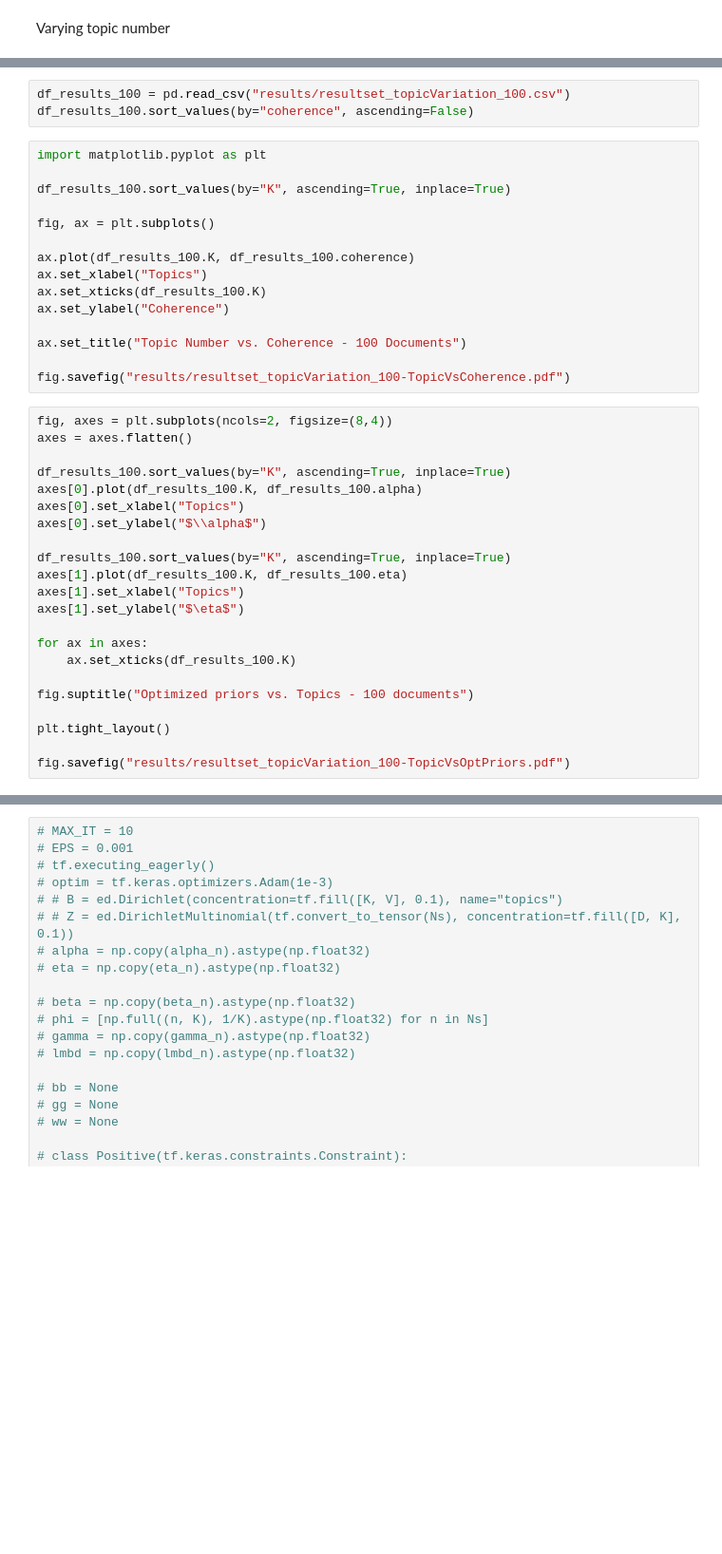
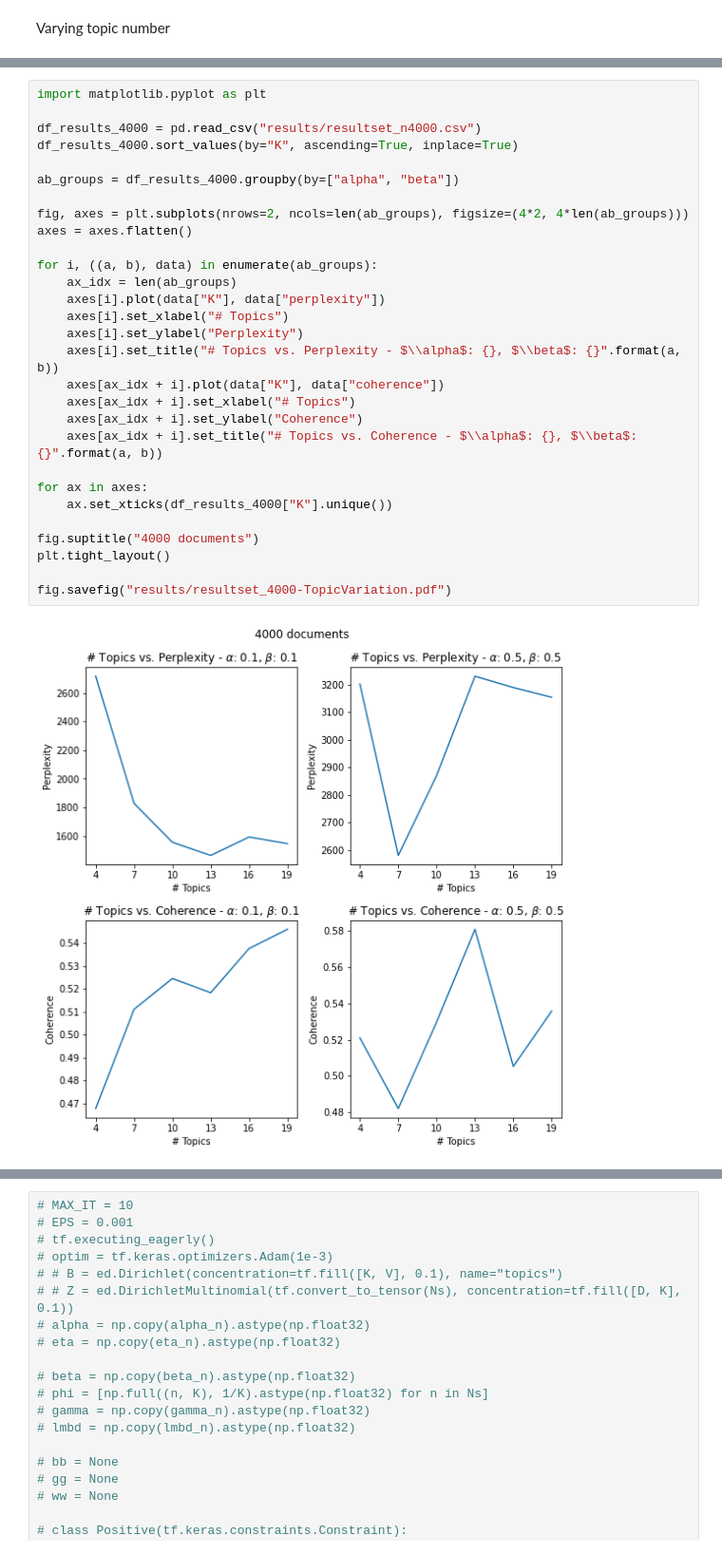
Before and after one commit to denix56/LDA_nips_papers, a Jupyter notebook: lda_gibbs_denys_mod.ipynb, the cells around one changed output, grey strips where cells are left out. Shown: that part at 95% size. Saved outputs shown, nothing was run; the diff lists cells and outputs as text; blank space fills up the shorter version.

Commit message:
Updating results for gibbs sampling lda.

```diff
--- a/lda_gibbs_denys_mod.ipynb
+++ b/lda_gibbs_denys_mod.ipynb
@@ -530,40 +589,31 @@ fig.savefig("results/resultset_topicVariation_50-TopicVsOptPriors.pdf")
-# %%
-df_results_100 = pd.read_csv("results/resultset_topicVariation_100.csv")
-df_results_100.sort_values(by="coherence", ascending=False)
-# %%
-import matplotlib.pyplot as plt
-
-df_results_100.sort_values(by="K", ascending=True, inplace=True)
-
-fig, ax = plt.subplots()
-
-ax.plot(df_results_100.K, df_results_100.coherence)
-ax.set_xlabel("Topics")
-ax.set_xticks(df_results_100.K)
-ax.set_ylabel("Coherence")
-
-ax.set_title("Topic Number vs. Coherence - 100 Documents")
-
-fig.savefig("results/resultset_topicVariation_100-TopicVsCoherence.pdf")
-# %%
-fig, axes = plt.subplots(ncols=2, figsize=(8,4))
-axes = axes.flatten()
-
-df_results_100.sort_values(by="K", ascending=True, inplace=True)
-axes[0].plot(df_results_100.K, df_results_100.alpha)
-axes[0].set_xlabel("Topics")
-axes[0].set_ylabel("$\\alpha$")
-
-df_results_100.sort_values(by="K", ascending=True, inplace=True)
-axes[1].plot(df_results_100.K, df_results_100.eta)
-axes[1].set_xlabel("Topics")
-axes[1].set_ylabel("$\eta$")
-
-for ax in axes:
-    ax.set_xticks(df_results_100.K)
-
-fig.suptitle("Optimized priors vs. Topics - 100 documents")
-
-plt.tight_layout()
-
-fig.savefig("results/resultset_topicVariation_100-TopicVsOptPriors.pdf")
+# %%
+import matplotlib.pyplot as plt
+
+df_results_4000 = pd.read_csv("results/resultset_n4000.csv")
+df_results_4000.sort_values(by="K", ascending=True, inplace=True)
+
+ab_groups = df_results_4000.groupby(by=["alpha", "beta"])
+
+fig, axes = plt.subplots(nrows=2, ncols=len(ab_groups), figsize=(4*2, 4*len(ab_groups)))
+axes = axes.flatten()
+
+for i, ((a, b), data) in enumerate(ab_groups):
+    ax_idx = len(ab_groups)
+    axes[i].plot(data["K"], data["perplexity"])
+    axes[i].set_xlabel("# Topics")
+    axes[i].set_ylabel("Perplexity")
+    axes[i].set_title("# Topics vs. Perplexity - $\\alpha$: {}, $\\beta$: {}".format(a, b))
+    axes[ax_idx + i].plot(data["K"], data["coherence"])
+    axes[ax_idx + i].set_xlabel("# Topics")
+    axes[ax_idx + i].set_ylabel("Coherence")
+    axes[ax_idx + i].set_title("# Topics vs. Coherence - $\\alpha$: {}, $\\beta$: {}".format(a, b))
+
+for ax in axes:
+    ax.set_xticks(df_results_4000["K"].unique())
+
+fig.suptitle("4000 documents")
+plt.tight_layout()
+
+fig.savefig("results/resultset_4000-TopicVariation.pdf")
+# %% [output]
+[figure, added]
```
Also changed, not shown: parts of 10 cells of this notebook, 6 other files.
